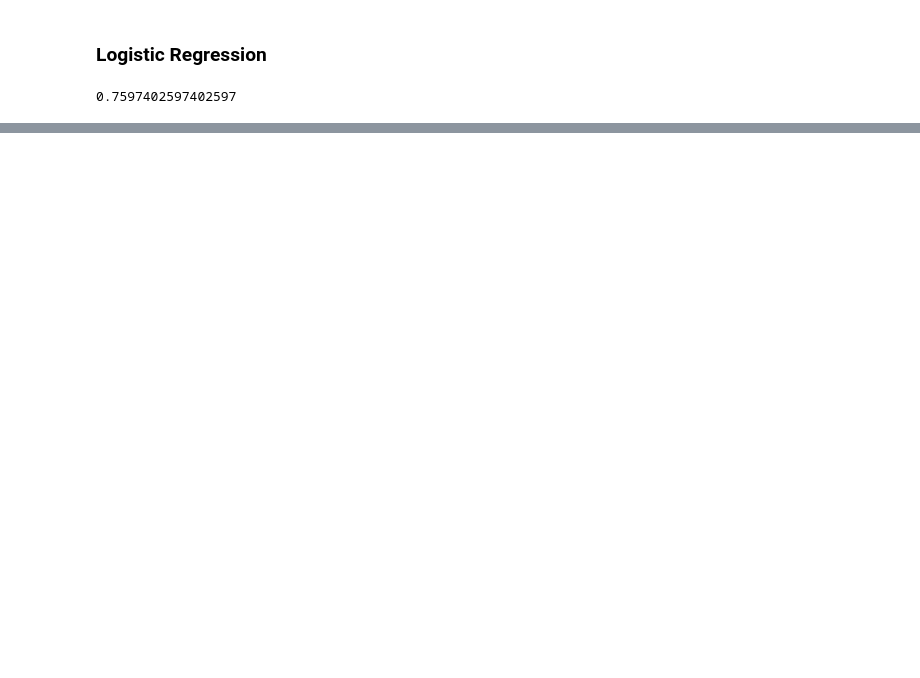
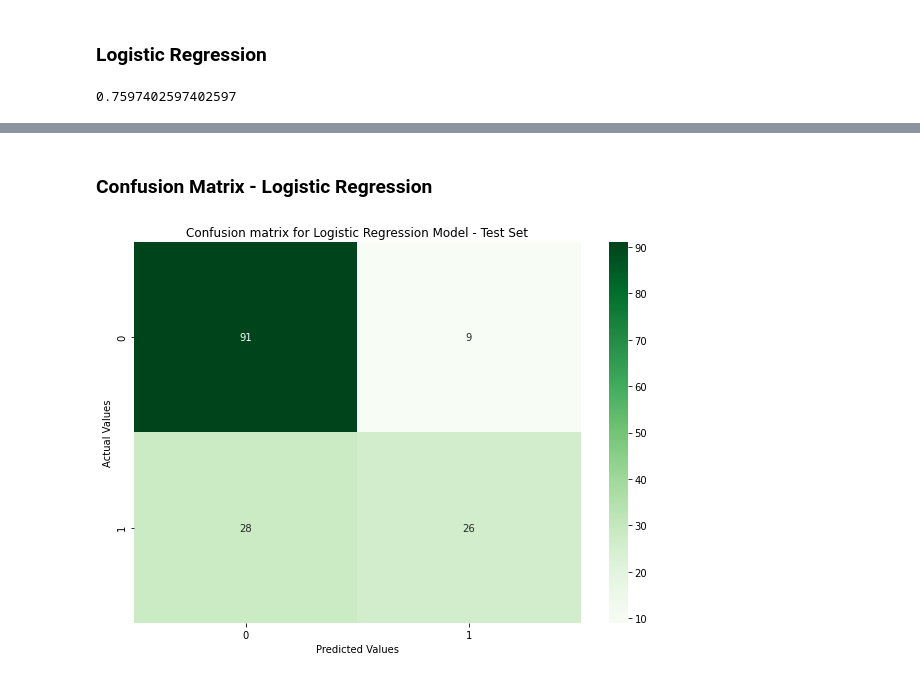
Before and after one commit to salojkg/FireCracker-FinalProject, a Jupyter notebook: machine_learning.ipynb, the cells around one changed output, grey strips where cells are left out. Cells and saved outputs as stored; diff of their text form; code cells hidden in the pictures; blank space fills up the shorter version.

```diff
--- a/machine_learning.ipynb
+++ b/machine_learning.ipynb
@@ -158,0 +147,13 @@ Great! You don't have diabetes.
+# %% [markdown]
+### Confusion Matrix - Logistic Regression
+# %%
+lr_cm = confusion_matrix(y_test, lr_test_predictions)
+# %%
+plt.figure(figsize=(10,7))
+p = sns.heatmap(lr_cm, annot=True, cmap="Greens", fmt='g')
+plt.title('Confusion matrix for Logistic Regression Model - Test Set')
+plt.xlabel('Predicted Values')
+plt.ylabel('Actual Values')
+plt.show()
+# %% [output]
+[figure, added]
```
Also changed, not shown: parts of 30 cells of this notebook.
